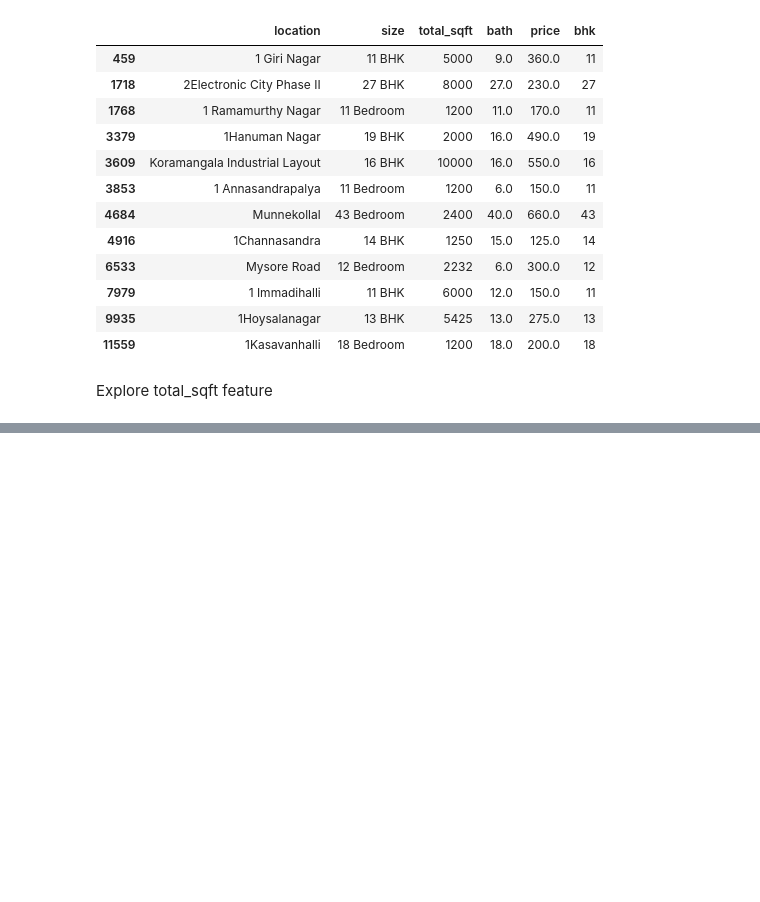
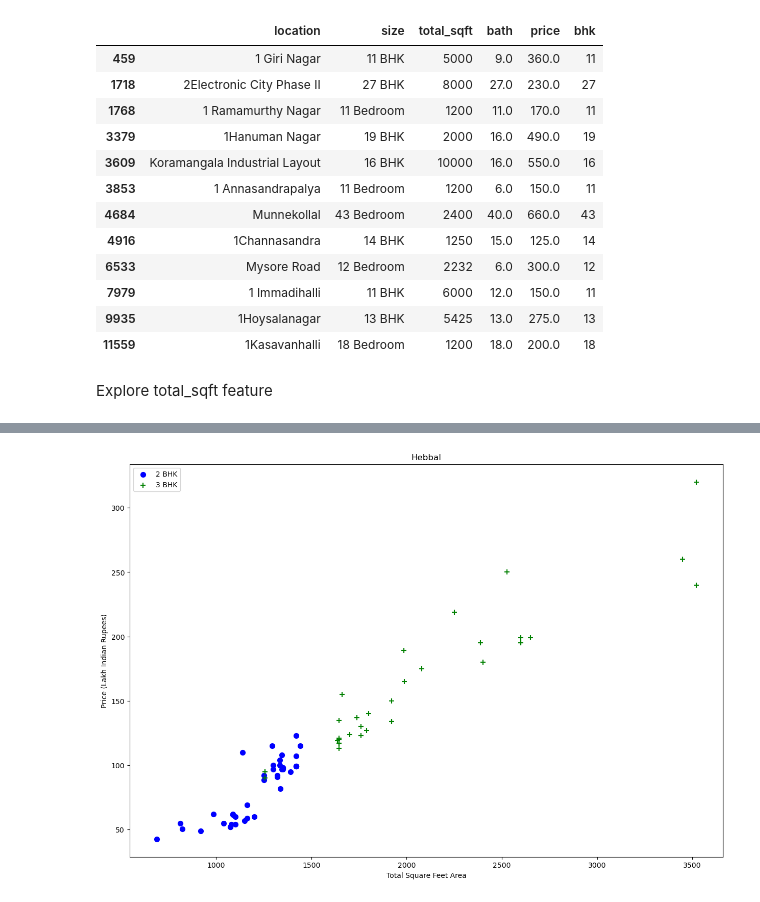
Before and after one commit to nanshibukawa/Bengaluru, a Jupyter notebook: real_estate_price_prediction.ipynb, the cells around one changed output, grey strips where cells are left out. Cells and saved outputs as stored; diff of their text form; code cells hidden in the pictures; blank space fills up the shorter version.

```diff
--- a/real_estate_price_prediction.ipynb
+++ b/real_estate_price_prediction.ipynb
@@ -126,0 +364,4 @@ Explore total_sqft feature
+# %%
+plot_scatter_chart(df8,"Hebbal")
+# %% [output]
+[figure, added]
```
Also changed, not shown: parts of 36 cells of this notebook, 4 other files.
